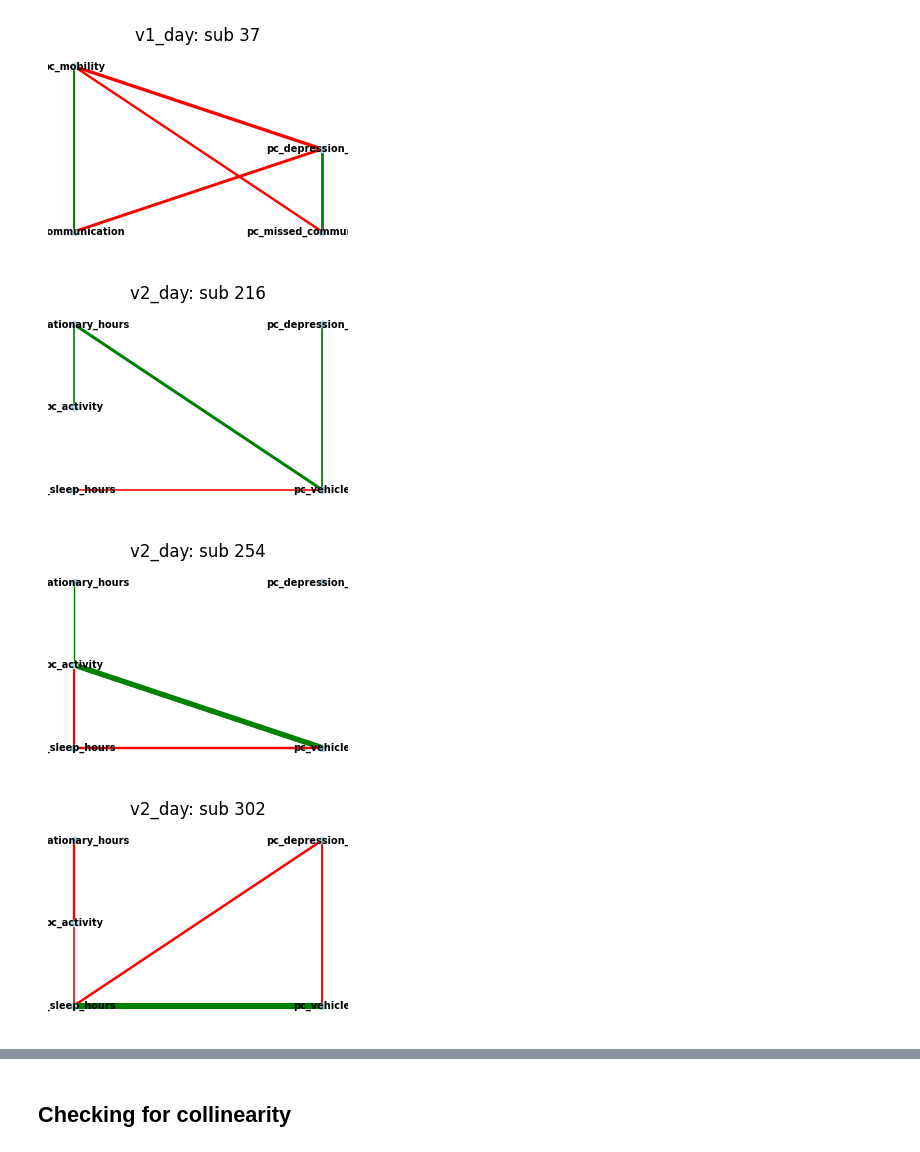
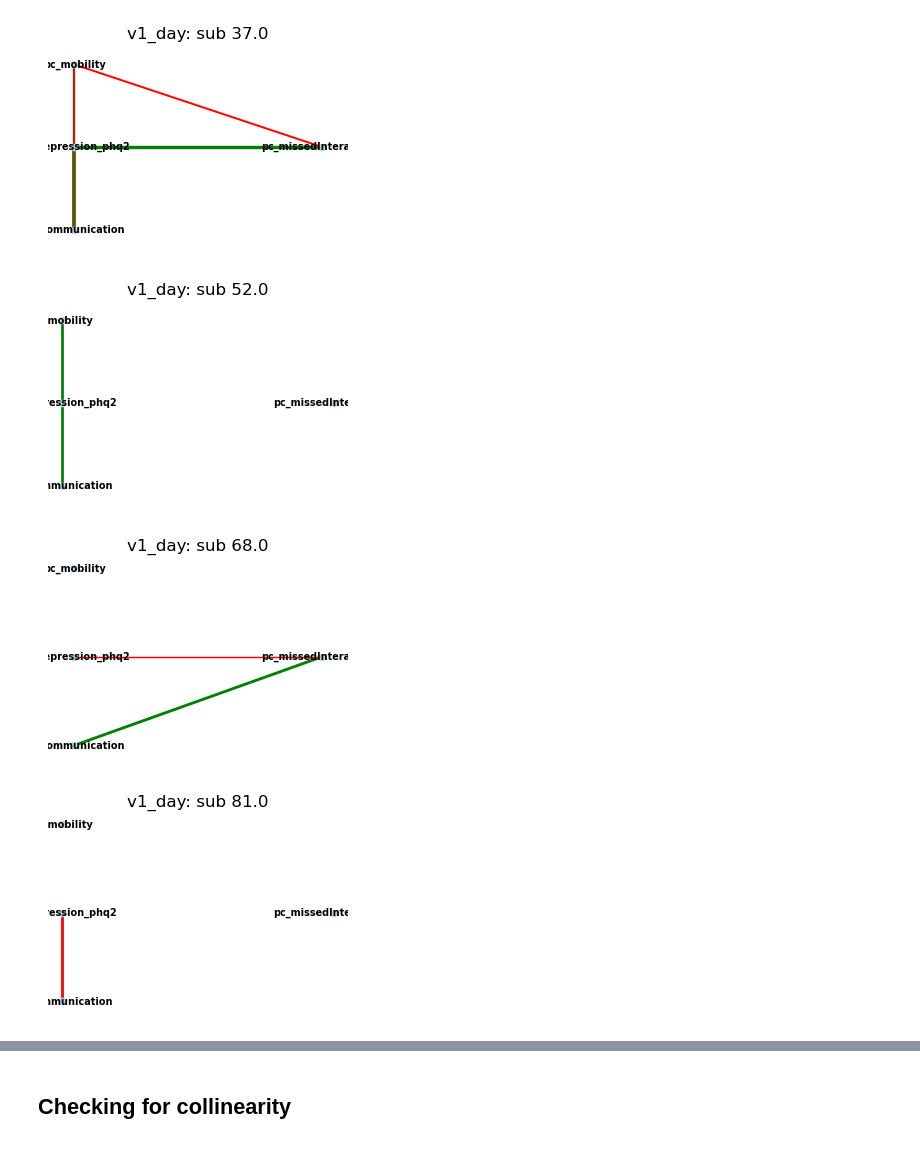
Before and after one commit to kaleyjoss/smartphone_sensor_predictive_modeling, a Jupyter notebook: notebooks/02_feature_pca.ipynb, the cells around one changed output, grey strips where cells are left out. Cells and saved outputs as stored; diff of their text form; code cells hidden in the pictures.

```diff
--- a/notebooks/02_feature_pca.ipynb
+++ b/notebooks/02_feature_pca.ipynb
@@ -33,6 +33,9 @@ importlib.reload(var)
 from scripts.variables import id_columns, demographic_columns, daily_cols_v1, daily_v2_common
 from scripts.variables import phq2_cols, phq9_cols, weekly_cols, passive_cols, survey_cols
 from scripts.variables import df_names, df_mis, df_names_with_mis
+
+if 'v2_week' in df_names:
+    df_names.remove('v2_week') # not enough for train/test split
 # %%
 #### Take the average of each subject's symptom correlation and use it to make clusters of variables
 symptom_matrices_df_dict = {}
@@ -42,11 +45,11 @@ demographic_vars = ['gender','education','race','age']                # covariat
 
 # Create dicts of all subjects' correlation matrices
 for name in df_names:
-    df_scaled = pd.read_csv(os.path.join(brighten_dir, f'{name}_clean.csv'))
-    df_scaled = df_scaled.loc[:, ~df_scaled.columns.str.contains('^Unnamed')]
+    df = pd.read_csv(os.path.join(brighten_dir, f'{name}_imp.csv'))
+    df = df.loc[:, ~df.columns.str.contains('^Unnamed')]
     print(f'\n\nDATAFRAME: {name}')
     ignore_cols = demographic_vars + id_columns
-    symptom_matrix_dict, flattened_matrix_dict = fs.make_symptom_matrices(df_scaled, ignore_cols, num_to_plot=1)
+    symptom_matrix_dict, flattened_matrix_dict = fs.make_symptom_matrices(df, ignore_cols, num_to_plot=1)
     symptom_matrices_df_dict[name] = symptom_matrix_dict
     flattened_matrices_df_dict[name] = flattened_matrix_dict
 # %% [output]
@@ -140,9 +125,11 @@ for name, dictionary in symptom_matrices_df_dict.items():
     avg_matrix = fs.average_matrix(dictionary)
     if 'v1_day' in name:
         clust_dict[name] = fs.hier_agg_clustering(avg_matrix, dictionary[list(dictionary.keys())[0]].index, n_clusters=4, linkage='average', is_dict=False)
+    if 'v1_week' in name:
+        clust_dict[name] = fs.hier_agg_clustering(avg_matrix, dictionary[list(dictionary.keys())[0]].index, n_clusters=5, linkage='average', is_dict=False)
 
-    if 'v2_day' in name or 'v1_week' in name or 'v2_week' in name:
-       clust_dict[name] = fs.hier_agg_clustering(avg_matrix, dictionary[list(dictionary.keys())[0]].index, n_clusters=5, linkage='average', is_dict=False)
+    if 'v2_day' in name:
+       clust_dict[name] = fs.hier_agg_clustering(avg_matrix, dictionary[list(dictionary.keys())[0]].index, n_clusters=15, linkage='single', is_dict=False)
 # %%
 ################# Create df_pca of Variables + 1st PC of clusters Labels ############
 
@@ -152,7 +139,7 @@ for name in df_names:
     df_scaled = pd.read_csv(os.path.join(brighten_dir, f'{name}_scaled.csv'))
     name = name.replace('_residuals_scaled','')
     print(f'\nFor {name}')
-    dfs_pca[name], dfs_pca_dict[name] = fs.pca_on_clusters(df_scaled, clust_dict[name], n_clusters=5)
+    dfs_pca[name], dfs_pca_dict[name] = fs.pca_on_clusters(df_scaled, clust_dict[name], n_clusters=15)
 # %% [output]
 For v1_day
 Cols for cluster 0: ['aggregate_communication', 'call_count', 'call_duration', 'interaction_diversity', 'sms_count']
@@ -207,36 +198,36 @@ KeyError: 4
 ############ Plot subjects' individual networks of PCs ############
 
 # Predefine fixed positions for nodes
-fixed_positions_v1 = {
+fixed_positions_v1_day = {
     'pc_communication': (1, 1),
-    'pc_missed_communications': (1, 2),
-    'pc_missed_communications': (2, 1),
+    'pc_depression_phq2': (1, 2),
+    'pc_mobility': (2, 1),
     'pc_mobility': (1, 3),
-    'pc_depression_phq2': (2, 2),
-    'pc_depression_phq9': (2, 3)
+    'pc_missedInteractions': (2, 2)
 }
 
-fixed_positions_v2 = {
-    'pc_activity': (1, 2),
-    'pc_sleep_hours': (1, 1),
-    'pc_vehicle': (2, 1),
-    'pc_stationary_hours': (1, 3),
-    'pc_depression_phq9': (2, 2),
-    'pc_depression_phq2': (2, 3)
+fixed_positions_v1_week = {
+    'pc_depression_phq9': (1, 2),
+    'pc_mobility': (1, 1),
+    'pc_communication': (2, 1),
+    'pc_missedInteractions': (1, 3),
+    'pc_depression_phq2': (2, 2)
 }
 
 
 for name, df in dfs_pca.items():
-    count=0
+    count, count2 = 0, 0
+
     cols=[col for col in df.columns.to_list() if 'pc_' in col]
     for sub in df['num_id'].unique():
         sub_df = df[df['num_id']==sub]
         if sub_df.shape[0] > 8:
-            if count<3:
-                if 'v1' in name:
-                    fs.plot_network(sub_df, cols, title=f'{name}: sub {sub}', threshold=0.2, fixed_positions=fixed_positions_v1)
+            if count<7:
+                if 'v1_day' in name:
+                    fs.plot_network(sub_df, cols, title=f'{name}: sub {sub}', threshold=0.2, fixed_positions=fixed_positions_v1_day)
                     count+=1
-                elif 'v2' in name:
-                    fs.plot_network(sub_df, cols, title=f'{name}: sub {sub}', threshold=0.2, fixed_positions=fixed_positions_v2)
-                    count+=1
+            if count2<7:
+                if 'v1_week' in name:
+                    fs.plot_network(sub_df, cols, title=f'{name}: sub {sub}', threshold=0.2, fixed_positions=fixed_positions_v1_week)
+                    count2+=1
 # %% [output]
@@ -245,4 +236,4 @@ for name, df in dfs_pca.items():
-[figure, old version]
+[figure, new version]
-[figure, old version]
+[figure, new version]
-[figure, old version]
+[figure, new version]
-[figure, old version]
+[figure, new version]
```
Also changed, not shown: parts of 15 cells of this notebook, 54 other files.
